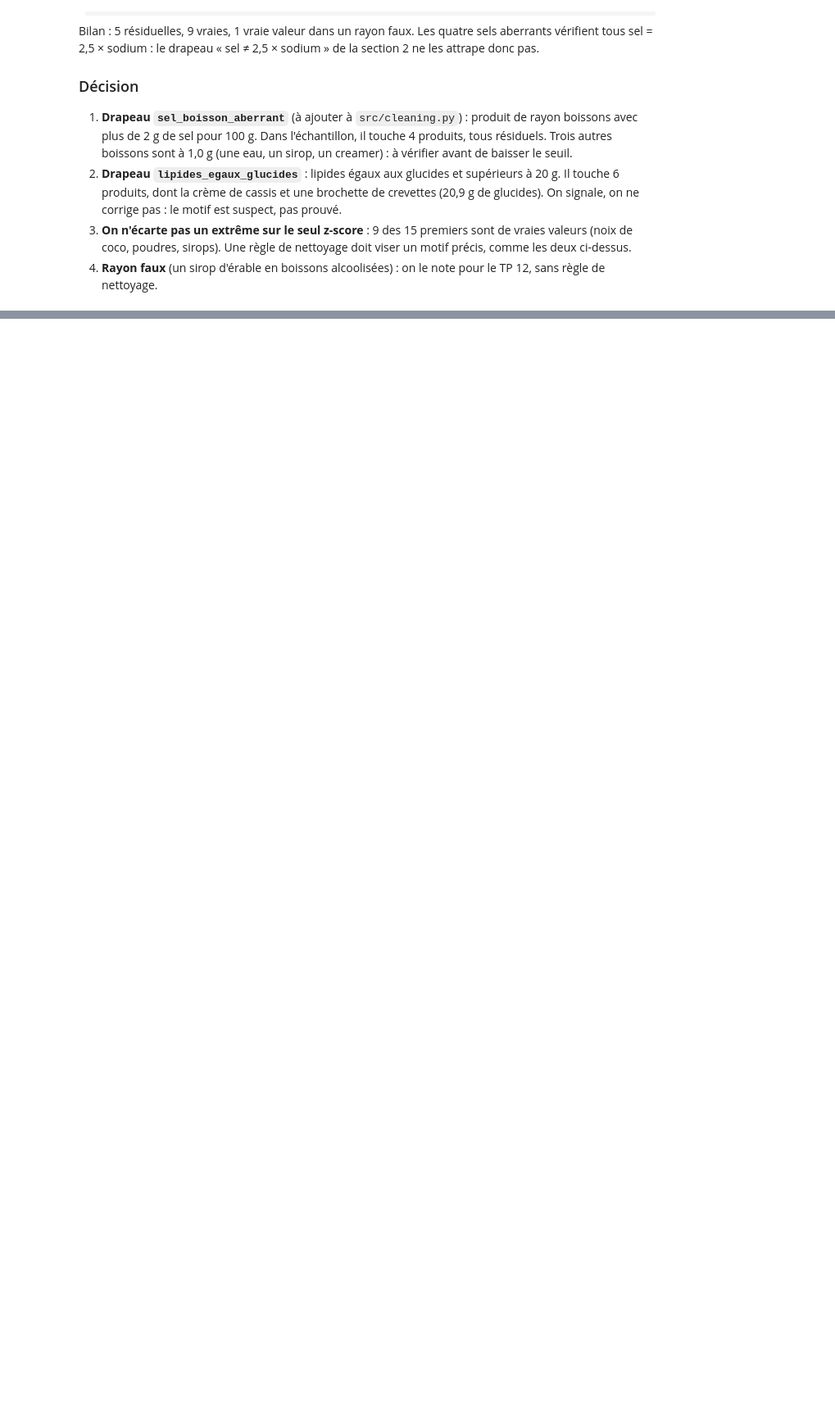
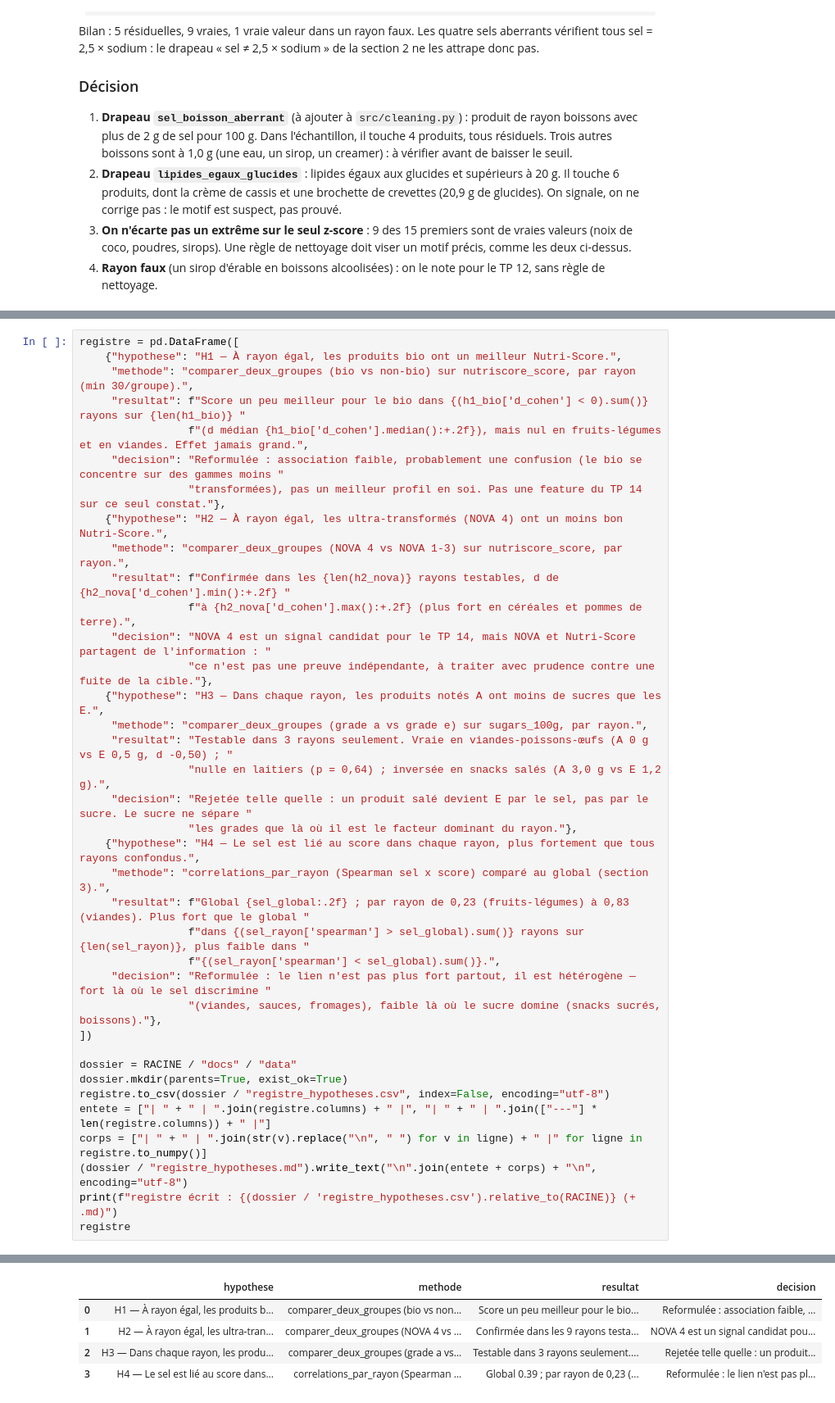
Before and after one commit to SDMM27/NutriScope, a Jupyter notebook: notebooks/eda_reference.ipynb, the cells around one changed output, grey strips where cells are left out. Shown at 82% size. Drawn from its saved outputs; the diff is of its cells as text; blank space fills up the shorter version.

```diff
--- a/notebooks/eda_reference.ipynb
+++ b/notebooks/eda_reference.ipynb
@@ -683,0 +773,38 @@ Quelles hypothèses tiennent une fois stratifiées par rayon ?
+# %%
+registre = pd.DataFrame([
+    {"hypothese": "H1 — À rayon égal, les produits bio ont un meilleur Nutri-Score.",
+     "methode": "comparer_deux_groupes (bio vs non-bio) sur nutriscore_score, par rayon (min 30/groupe).",
+     "resultat": f"Score un peu meilleur pour le bio dans {(h1_bio['d_cohen'] < 0).sum()} rayons sur {len(h1_bio)} "
+                 f"(d médian {h1_bio['d_cohen'].median():+.2f}), mais nul en fruits-légumes et en viandes. Effet jamais grand.",
+     "decision": "Reformulée : association faible, probablement une confusion (le bio se concentre sur des gammes moins "
+                 "transformées), pas un meilleur profil en soi. Pas une feature du TP 14 sur ce seul constat."},
+    {"hypothese": "H2 — À rayon égal, les ultra-transformés (NOVA 4) ont un moins bon Nutri-Score.",
+     "methode": "comparer_deux_groupes (NOVA 4 vs NOVA 1-3) sur nutriscore_score, par rayon.",
+     "resultat": f"Confirmée dans les {len(h2_nova)} rayons testables, d de {h2_nova['d_cohen'].min():+.2f} "
+                 f"à {h2_nova['d_cohen'].max():+.2f} (plus fort en céréales et pommes de terre).",
+     "decision": "NOVA 4 est un signal candidat pour le TP 14, mais NOVA et Nutri-Score partagent de l'information : "
+                 "ce n'est pas une preuve indépendante, à traiter avec prudence contre une fuite de la cible."},
+    {"hypothese": "H3 — Dans chaque rayon, les produits notés A ont moins de sucres que les E.",
+     "methode": "comparer_deux_groupes (grade a vs grade e) sur sugars_100g, par rayon.",
+     "resultat": "Testable dans 3 rayons seulement. Vraie en viandes-poissons-œufs (A 0 g vs E 0,5 g, d -0,50) ; "
+                 "nulle en laitiers (p = 0,64) ; inversée en snacks salés (A 3,0 g vs E 1,2 g).",
+     "decision": "Rejetée telle quelle : un produit salé devient E par le sel, pas par le sucre. Le sucre ne sépare "
+                 "les grades que là où il est le facteur dominant du rayon."},
+    {"hypothese": "H4 — Le sel est lié au score dans chaque rayon, plus fortement que tous rayons confondus.",
+     "methode": "correlations_par_rayon (Spearman sel x score) comparé au global (section 3).",
+     "resultat": f"Global {sel_global:.2f} ; par rayon de 0,23 (fruits-légumes) à 0,83 (viandes). Plus fort que le global "
+                 f"dans {(sel_rayon['spearman'] > sel_global).sum()} rayons sur {len(sel_rayon)}, plus faible dans "
+                 f"{(sel_rayon['spearman'] < sel_global).sum()}.",
+     "decision": "Reformulée : le lien n'est pas plus fort partout, il est hétérogène — fort là où le sel discrimine "
+                 "(viandes, sauces, fromages), faible là où le sucre domine (snacks sucrés, boissons)."},
+])
+
+dossier = RACINE / "docs" / "data"
+dossier.mkdir(parents=True, exist_ok=True)
+registre.to_csv(dossier / "registre_hypotheses.csv", index=False, encoding="utf-8")
+entete = ["| " + " | ".join(registre.columns) + " |", "| " + " | ".join(["---"] * len(registre.columns)) + " |"]
+corps = ["| " + " | ".join(str(v).replace("\n", " ") for v in ligne) + " |" for ligne in registre.to_numpy()]
+(dossier / "registre_hypotheses.md").write_text("\n".join(entete + corps) + "\n", encoding="utf-8")
+print(f"registre écrit : {(dossier / 'registre_hypotheses.csv').relative_to(RACINE)} (+ .md)")
+registre
+# %% [output]
@@ -684 +812,6 @@ Quelles hypothèses tiennent une fois stratifiées par rayon ?
+|  | hypothese | methode | resultat | decision |
+| 0 | H1 — À rayon égal, les produits b... | comparer_deux_groupes (bio vs non... | Score un peu meilleur pour le bio... | Reformulée : association faible, ... |
+| 1 | H2 — À rayon égal, les ultra-tran... | comparer_deux_groupes (NOVA 4 vs ... | Confirmée dans les 9 rayons testa... | NOVA 4 est un signal candidat pou... |
+| 2 | H3 — Dans chaque rayon, les produ... | comparer_deux_groupes (grade a vs... | Testable dans 3 rayons seulement.... | Rejetée telle quelle : un produit... |
+| 3 | H4 — Le sel est lié au score dans... | correlations_par_rayon (Spearman ... | Global 0.39 ; par rayon de 0,23 (... | Reformulée : le lien n'est pas pl... |
 # %% [markdown]
```
Also changed, not shown: parts of 14 cells of this notebook, 1 other file.
